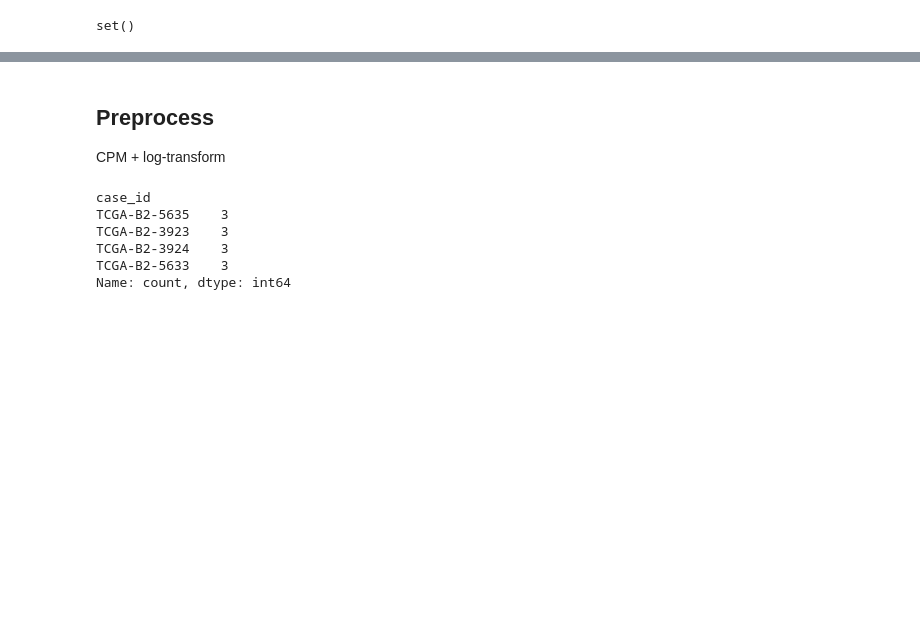
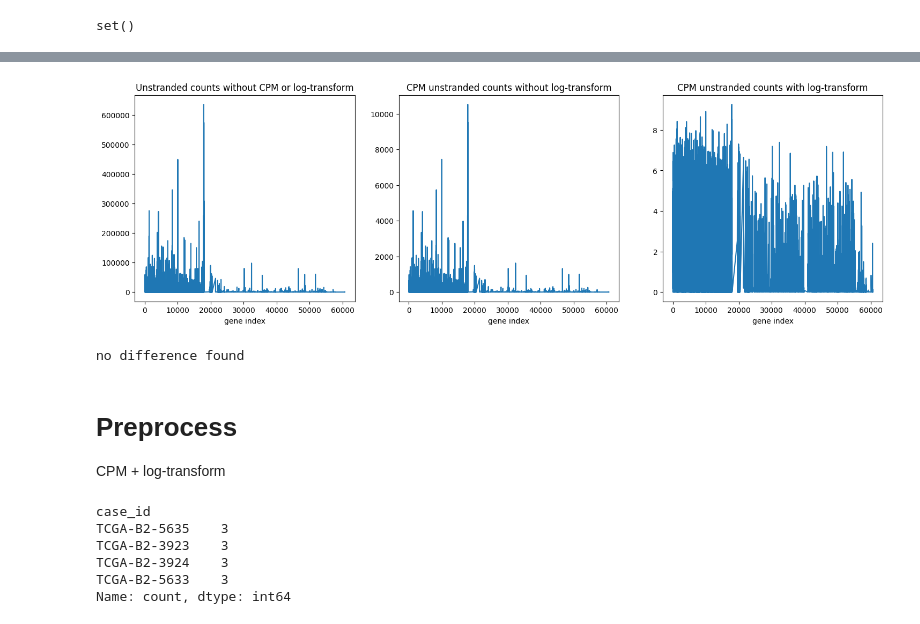
Before and after one commit to quanghieu31/multimodal-ccRCC, a Jupyter notebook: notebooks/eda-rna-count.ipynb, the cells around one changed output, grey strips where cells are left out. Saved outputs shown, nothing was run; the diff lists cells and outputs as text; code cells hidden in the pictures; blank space fills up the shorter version.

```diff
--- a/notebooks/rna-count.ipynb
+++ b/notebooks/eda-rna-count.ipynb
@@ -34,0 +35,13 @@ set()
+# %%
+# look into one tsv file
+example = rna_seq_data_path / os.listdir(rna_seq_data_path)[26]
+data = pd.read_csv(example, sep="\t", header=1)
+data = data[data["gene_type"] == "protein_coding"]
+selected_cols = [col for col in data.columns if col.endswith("unstranded")]
+selected_cols = ["gene_id"] + [col for col in data.columns if col == "unstranded"]
+data = data[selected_cols]
+display(data.head())
+
+# check magnitude of count values
+print(f"shape: {data.shape}, max and min of tmp values: {data['unstranded'].max(), data['unstranded'].min()}")
+# the scale is large, so we need to log-transform to avoid having large values dominate the PCA
@@ -35,5 +56,47 @@ set()
+# %%
+fig, axs = plt.subplots(1, 3, figsize=(18, 5))
+
+# First plot: Unstranded counts
+axs[0].plot(data["unstranded"])
+axs[0].set_xlabel("gene index")
+axs[0].set_title("Unstranded counts without CPM or log-transform")
+
+data["cpm_unstranded"] = data["unstranded"] / data["unstranded"].sum() * 1e6
+axs[1].plot(data["cpm_unstranded"])
+axs[1].set_xlabel("gene index")
+axs[1].set_title("CPM unstranded counts without log-transform")
+
+data["log_cpm_unstranded"] = np.log1p(data["cpm_unstranded"])
+axs[2].plot(data["log_cpm_unstranded"])
+axs[2].set_xlabel("gene index")
+axs[2].set_title("CPM unstranded counts with log-transform")
+
+plt.show()
+# %% [output]
+[figure, added]
+# %%
+# quick check to see if all patients have the same gene ids listed or not
+
+# standard list of gene ids:
+example = rna_seq_data_path / os.listdir(rna_seq_data_path)[0]
+data = pd.read_csv(example, sep="\t", header=1)
+data = data[data["gene_type"] == "protein_coding"]
+standard_gene_ids = set(data["gene_id"])
+
+for ex in rna_seq_data_path.iterdir():
+    if str(ex).endswith("metadata.csv") or str(ex).endswith("cleaned_rna.csv"):
+        continue
+    data = pd.read_csv(ex, sep="\t", header=1)
+    data = data[data["gene_type"] == "protein_coding"]
+    gene_ids = set(data["gene_id"])
+    if gene_ids != standard_gene_ids:
+        print(f"gene ids in {ex} are different from standard list")
+        break
+print("no difference found")
+# %% [output]
+no difference found
 # %% [markdown]
-## Preprocess
+# Preprocess
 
 CPM + log-transform
 # %%
```
Also changed, not shown: parts of 4 cells of this notebook, 11 other files.
